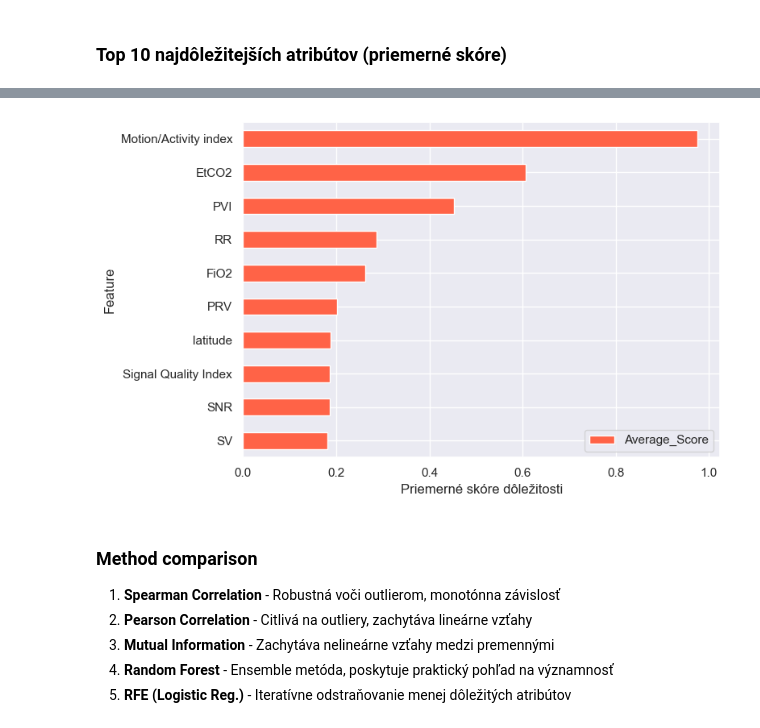
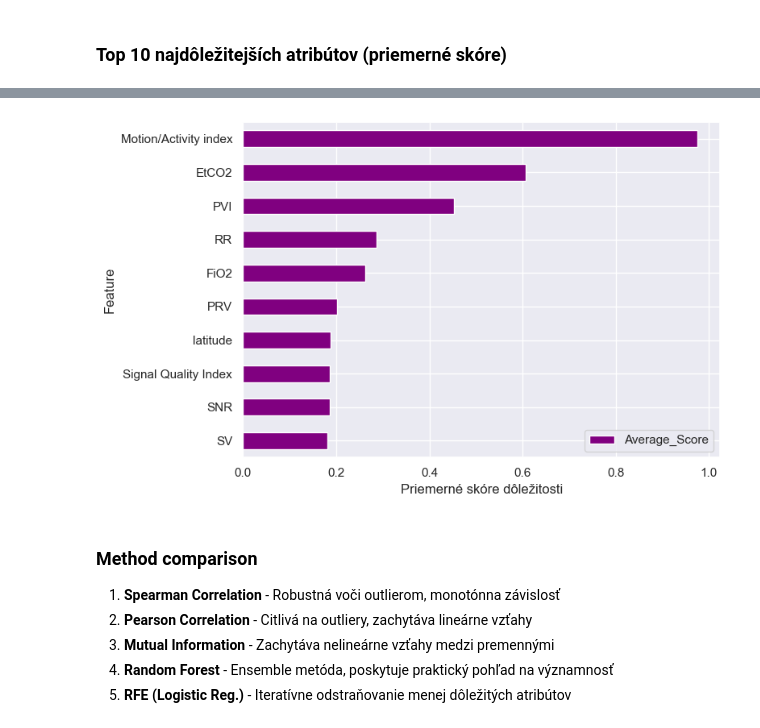
Before and after one commit to johannatilesova/IAU-project, a Jupyter notebook: phase2_Tilesova_Pecenka.ipynb, the cells around one changed output, grey strips where cells are left out. Cells and saved outputs as stored; diff of their text form; code cells hidden in the pictures.

```diff
--- a/phase2_Tilesova_Pecenka.ipynb
+++ b/phase2_Tilesova_Pecenka.ipynb
@@ -1168,39 +1098,37 @@ plt.show()
 # %% [markdown]
 ### Top 10 najdôležitejších atribútov (priemerné skóre)
 # %%
-# Uložte finálne poradie do CSV
 final_ranking.to_csv('feature_importance_ranking.csv', index=False)
 
-# Vizualizácia top 10 v notebooku (farebná tabuľka)
 cols = ['Feature', 'Spearman', 'Pearson', 'MI_Score', 'RF_Importance',
         'RFE_Ranking', 'RFE_Score', 'Average_Score']
 
 display(
     final_ranking.head(10)[cols]
     .round(4)
     .style.background_gradient(subset=['Average_Score'], cmap='YlOrRd')
 )
 
 final_ranking.head(10).plot.barh(
-    x='Feature', y='Average_Score', color='tomato', figsize=(8,5))
+    x='Feature', y='Average_Score', color='purple', figsize=(8,5))
 plt.gca().invert_yaxis()
 plt.xlabel('Priemerné skóre dôležitosti')
 plt.tight_layout()
 plt.show()
 # %% [output]
 |  | Feature | Spearman | Pearson | MI_Score | RF_Importance | RFE_Ranking | RFE_Score | Average_Score |
 | Poradie |  |  |  |  |  |  |  |  |
 | 1 | Motion/Activity index | 1.000000 | 1.000000 | 1.000000 | 1.000000 | 1 | 0.875000 | 0.975000 |
 | 2 | EtCO2 | 0.603800 | 0.564300 | 0.499200 | 0.495500 | 1 | 0.875000 | 0.607600 |
 | 3 | PVI | 0.454700 | 0.433800 | 0.207900 | 0.290800 | 1 | 0.875000 | 0.452400 |
 | 4 | RR | 0.145200 | 0.129800 | 0.134300 | 0.147800 | 1 | 0.875000 | 0.286400 |
 | 5 | FiO2 | 0.163300 | 0.162800 | 0.018800 | 0.093500 | 1 | 0.875000 | 0.262700 |
 | 6 | PRV | 0.032800 | 0.034200 | 0.015400 | 0.054500 | 1 | 0.875000 | 0.202400 |
 | 7 | latitude | 0.016000 | 0.015100 | 0.031600 | 0.006100 | 1 | 0.875000 | 0.188800 |
 | 8 | Signal Quality Index | 0.026100 | 0.023700 | 0.000000 | 0.008900 | 1 | 0.875000 | 0.186700 |
 | 9 | SNR | 0.018000 | 0.017500 | 0.013300 | 0.008800 | 1 | 0.875000 | 0.186500 |
 | 10 | SV | 0.011000 | 0.013400 | 0.000000 | 0.008800 | 1 | 0.875000 | 0.181600 |
-[figure, old version]
+[figure, new version]
 # %% [markdown]
 ### Method comparison
 1. **Spearman Correlation** - Robustná voči outlierom, monotónna závislosť
```
Also changed, not shown: parts of 24 cells of this notebook.
